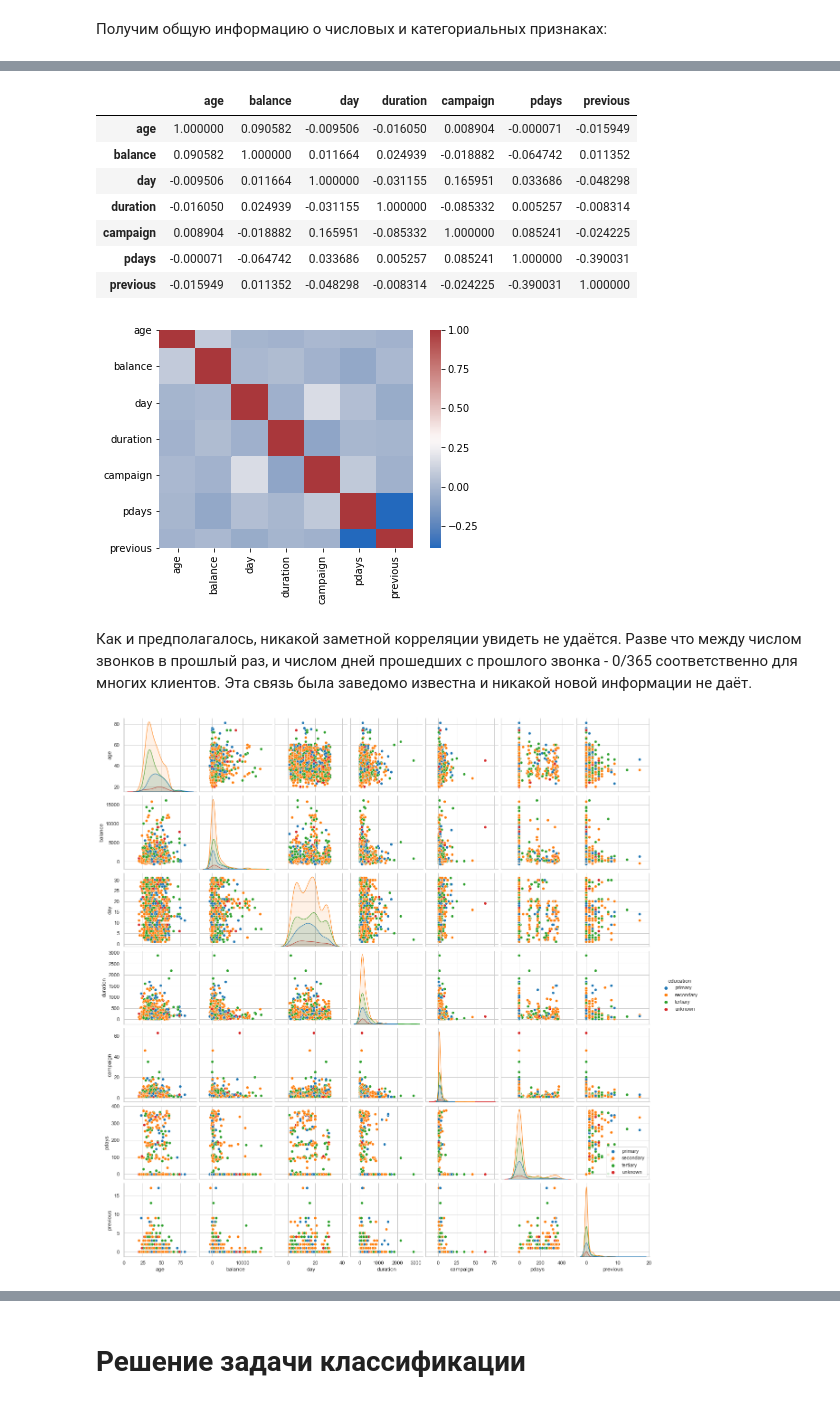
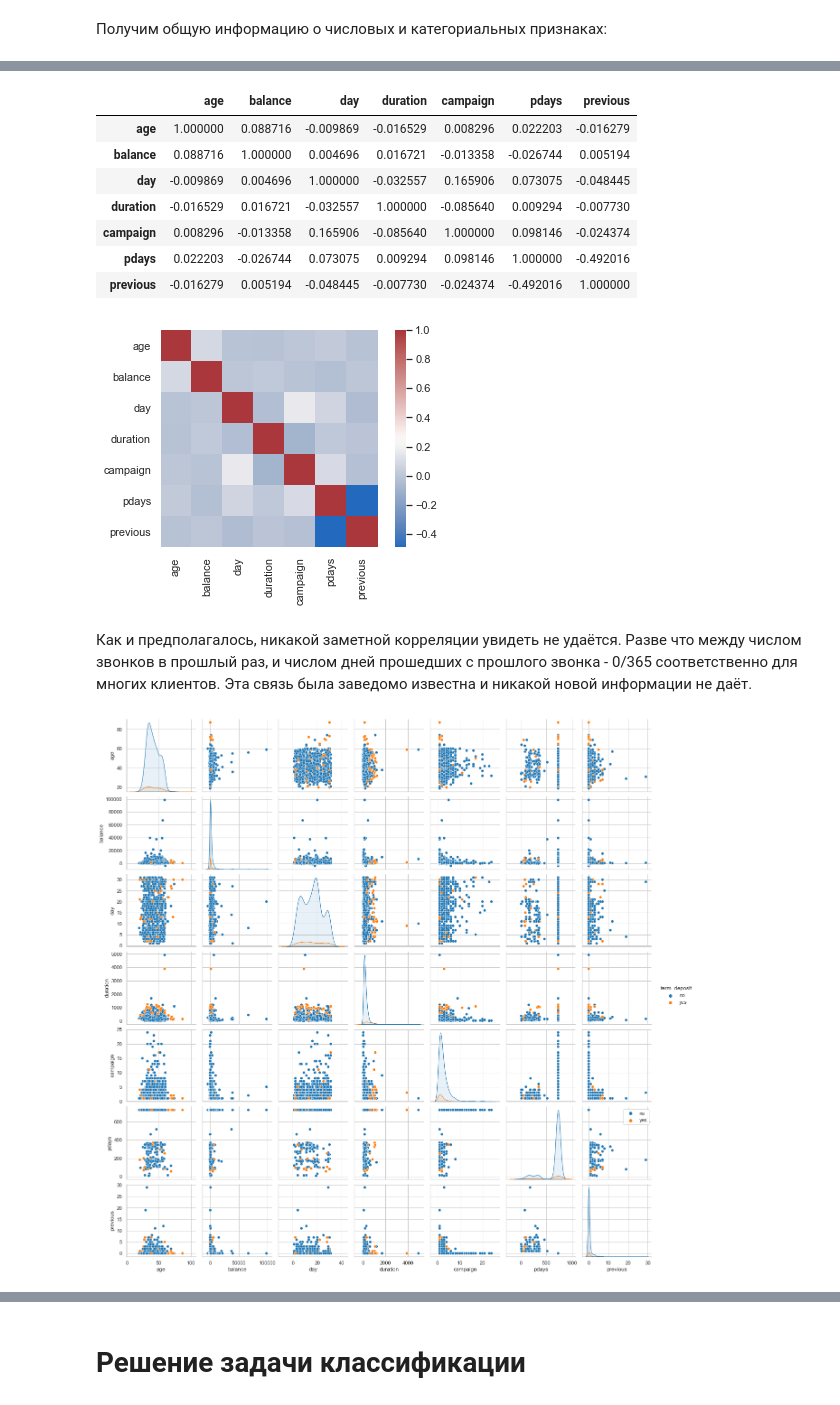
Before and after one commit to mezotaken/ML-Course, a Jupyter notebook: Homework_1.ipynb, the cells around one changed output, grey strips where cells are left out. Drawn from its saved outputs; the diff is of its cells as text; code cells hidden in the pictures.

```diff
--- a/Homework_1.ipynb
+++ b/Homework_1.ipynb
@@ -17,5 +28,5 @@ sns.set_palette("tab10")
 ## 1. Чтение данных
 # %%
 url = "https://raw.githubusercontent.com/mezotaken/ML-Course/master/BankCustomerData.csv"
-data_raw = pd.read_csv(url)
+data = pd.read_csv(url)
 # %%
@@ -66,9 +76,9 @@ data_raw.tail()
 Преобразуем тип соответствующих категориальных признаков в подходящий и рассмотрим индексы каждой категории:
 # %%
 for col in ['job', 'marital', 'education', 'default','housing', 'loan', 'contact', 'month','poutcome','term_deposit']:
-    data_raw[col] = data_raw[col].astype('category')
+    data[col] = data[col].astype('category')
     print(col)
-    print(data_raw[col].dtype.categories)
+    print(data[col].dtype.categories)
     print('-------------------------------')
 # %% [output]
 job
@@ -107,6 +107,0 @@ plt.scatter(data_raw['balance'],data_raw['age'])
-# %%
-rows_to_drop = data_raw[
-    (data_raw['balance'] < data_raw['balance'].quantile(0.005)) | (data_raw['balance'] > data_raw['balance'].quantile(0.995))].index
-data = data_raw.drop(rows_to_drop)
-data.shape
-plt.scatter(data['balance'],data['age'])
@@ -127,5 +108,5 @@ plt.scatter(data['balance'],data['age'],alpha=0.01)
 # %%
-data.loc[data['pdays'] == -1, 'pdays'] = 365
+data.loc[data['pdays'] == -1, 'pdays'] = 730
 # %% [markdown]
 ## 2. Визуализация и статистика
 # %% [markdown]
@@ -159,25 +139,25 @@ corr_mat = data.corr()
 data.corr()
 # %% [output]
 |  | age | balance | day | duration | campaign | pdays | previous |
-| age | 1.000000 | 0.090582 | -0.009506 | -0.016050 | 0.008904 | -0.000071 | -0.015949 |
-| balance | 0.090582 | 1.000000 | 0.011664 | 0.024939 | -0.018882 | -0.064742 | 0.011352 |
-| day | -0.009506 | 0.011664 | 1.000000 | -0.031155 | 0.165951 | 0.033686 | -0.048298 |
-| duration | -0.016050 | 0.024939 | -0.031155 | 1.000000 | -0.085332 | 0.005257 | -0.008314 |
-| campaign | 0.008904 | -0.018882 | 0.165951 | -0.085332 | 1.000000 | 0.085241 | -0.024225 |
-| pdays | -0.000071 | -0.064742 | 0.033686 | 0.005257 | 0.085241 | 1.000000 | -0.390031 |
-| previous | -0.015949 | 0.011352 | -0.048298 | -0.008314 | -0.024225 | -0.390031 | 1.000000 |
+| age | 1.000000 | 0.088716 | -0.009869 | -0.016529 | 0.008296 | 0.022203 | -0.016279 |
+| balance | 0.088716 | 1.000000 | 0.004696 | 0.016721 | -0.013358 | -0.026744 | 0.005194 |
+| day | -0.009869 | 0.004696 | 1.000000 | -0.032557 | 0.165906 | 0.073075 | -0.048445 |
+| duration | -0.016529 | 0.016721 | -0.032557 | 1.000000 | -0.085640 | 0.009294 | -0.007730 |
+| campaign | 0.008296 | -0.013358 | 0.165906 | -0.085640 | 1.000000 | 0.098146 | -0.024374 |
+| pdays | 0.022203 | -0.026744 | 0.073075 | 0.009294 | 0.098146 | 1.000000 | -0.492016 |
+| previous | -0.016279 | 0.005194 | -0.048445 | -0.007730 | -0.024374 | -0.492016 | 1.000000 |
 # %%
 sns.heatmap(corr_mat, square=True, cmap='vlag')
 pass
 # %% [output]
-[figure, old version]
+[figure, new version]
 # %% [markdown]
 Как и предполагалось, никакой заметной корреляции увидеть не удаётся. Разве что между числом звонков в прошлый раз, и числом дней прошедших с прошлого звонка - 0/365 соответственно для многих клиентов. Эта связь была заведомо известна и никакой новой информации не даёт.
 # %%
 np.random.seed(21)
 random_subset = np.random.choice(np.arange(data.shape[0]), size=1000, replace=False)
-sns.pairplot(data.iloc[random_subset], diag_kind = 'auto',hue='education',diag_kws={'alpha':0.1})
+sns.pairplot(data.iloc[random_subset], diag_kind = 'auto',hue='term_deposit',diag_kws={'alpha':0.1})
 plt.legend()
 pass
 # %% [output]
-[figure, old version]
+[figure, new version]
```
Also changed, not shown: parts of 106 cells of this notebook.
